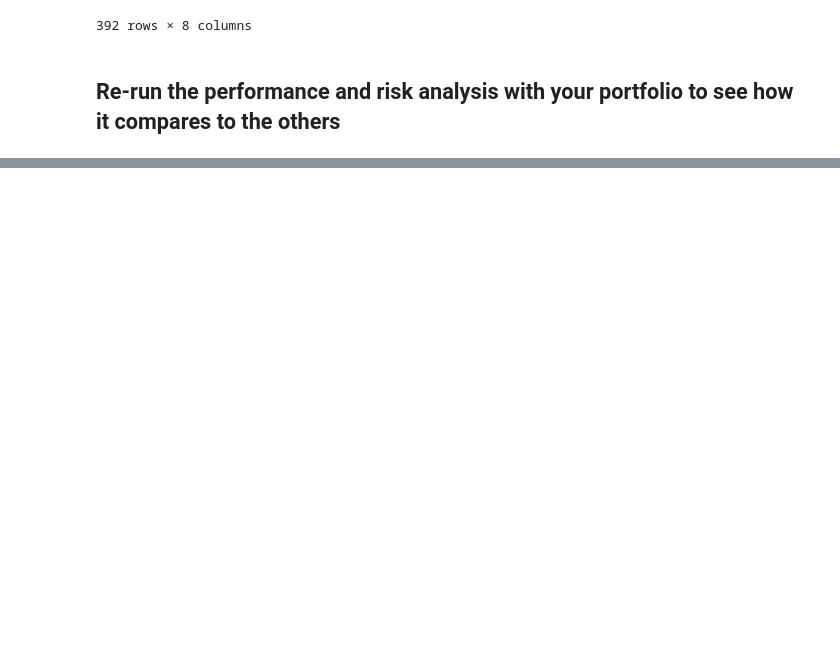
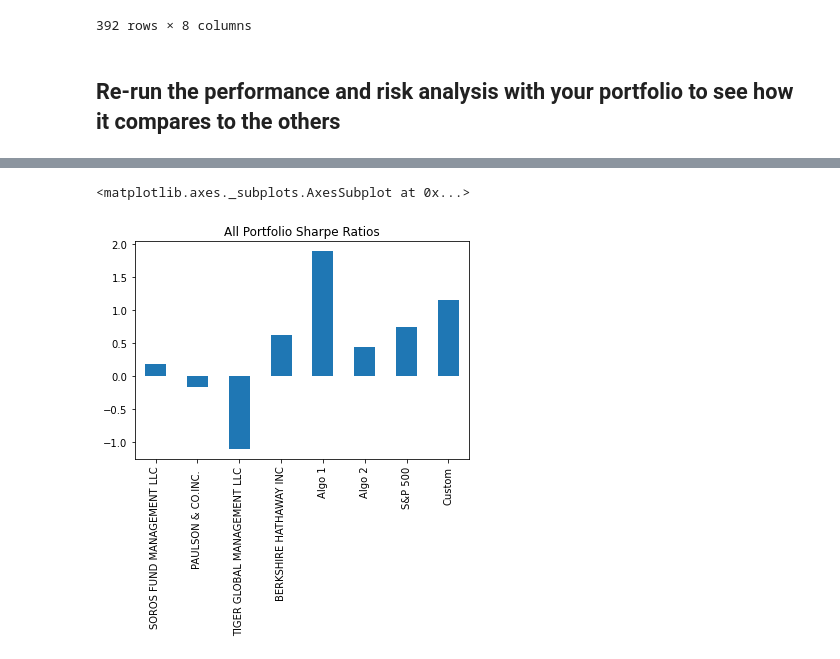
Before and after one commit to dbogatic/jupyter-homework, a Jupyter notebook: whale_analysis.ipynb, the cells around one changed output, grey strips where cells are left out. Cells and saved outputs as stored; diff of their text form; code cells hidden in the pictures; blank space fills up the shorter version.

```diff
--- a/whale_analysis.ipynb
+++ b/whale_analysis.ipynb
@@ -607,0 +641,7 @@ all_portfolio_returns.dropna()
+# %%
+# Annualized Sharpe Ratios
+# YOUR CODE HERE
+
+all_portfolio_sharpe_ratios = (all_portfolio_returns.mean() * 252) / (all_portfolio_returns.std() * np.sqrt(252))
+
+all_portfolio_sharpe_ratios
@@ -608 +658,10 @@ all_portfolio_returns.dropna()
+# %%
+# Visualize the sharpe ratios as a bar plot
+# YOUR CODE HERE
+all_portfolio_sharpe_ratios.plot(kind="bar", title="All Portfolio Sharpe Ratios")
+
+# Sharpe ratios show that Custom portfolio outperformed all others on a risk-adjusted basis except Algo 1
+# %% [output]
+<matplotlib.axes._subplots.AxesSubplot at 0x...>
+[figure, added]
 # %%
```
Also changed, not shown: parts of 15 cells of this notebook.
